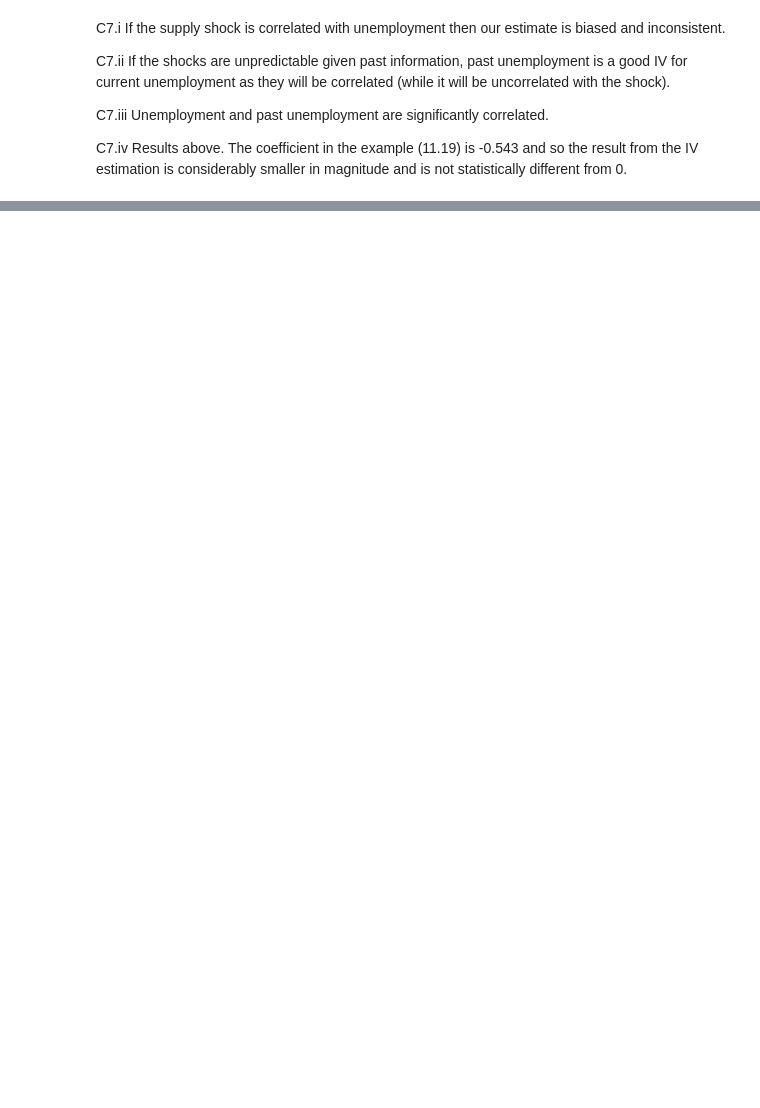
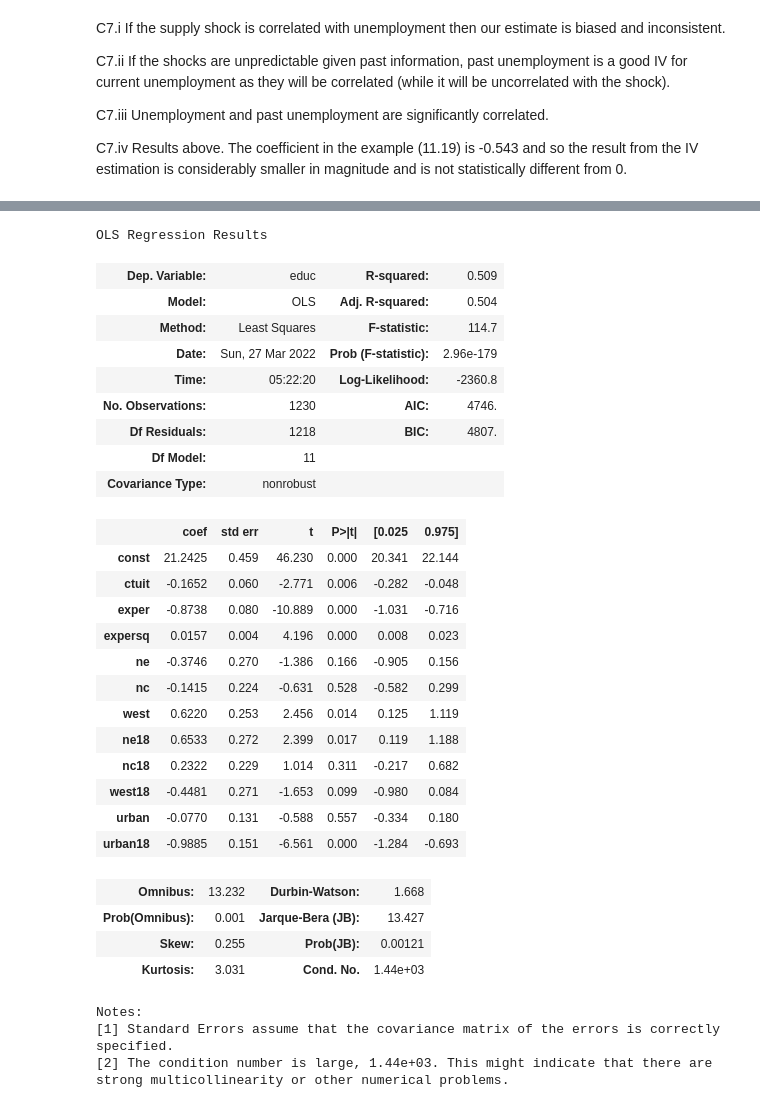
Before and after one commit to systemchalk/wooldridge_workbook, a Jupyter notebook: ch15.ipynb, the cells around one changed output, grey strips where cells are left out. Cells and saved outputs as stored; diff of their text form; code cells hidden in the pictures; blank space fills up the shorter version.

```diff
--- a/ch15.ipynb
+++ b/ch15.ipynb
@@ -752,0 +1065,37 @@ C7.iv Results above. The coefficient in the example (11.19) is -0.543 and so the
+# %%
+X = sm.add_constant(htv[["ctuit", "exper", "expersq", "ne", "nc", "west",
+                         "ne18", "nc18", "west18", "urban", "urban18"]])
+model = sm.OLS(htv.educ, X).fit()
+model.summary()
+# %% [output]
+OLS Regression Results
+| Dep. Variable: | educ | R-squared: | 0.509 |
+| Model: | OLS | Adj. R-squared: | 0.504 |
+| Method: | Least Squares | F-statistic: | 114.7 |
+| Date: | Sun, 27 Mar 2022 | Prob (F-statistic): | 2.96e-179 |
+| Time: | 05:22:20 | Log-Likelihood: | -2360.8 |
+| No. Observations: | 1230 | AIC: | 4746. |
+| Df Residuals: | 1218 | BIC: | 4807. |
+| Df Model: | 11 |  |  |
+| Covariance Type: | nonrobust |  |  |
+|  | coef | std err | t | P>|t| | [0.025 | 0.975] |
+| const | 21.2425 | 0.459 | 46.230 | 0.000 | 20.341 | 22.144 |
+| ctuit | -0.1652 | 0.060 | -2.771 | 0.006 | -0.282 | -0.048 |
+| exper | -0.8738 | 0.080 | -10.889 | 0.000 | -1.031 | -0.716 |
+| expersq | 0.0157 | 0.004 | 4.196 | 0.000 | 0.008 | 0.023 |
+| ne | -0.3746 | 0.270 | -1.386 | 0.166 | -0.905 | 0.156 |
+| nc | -0.1415 | 0.224 | -0.631 | 0.528 | -0.582 | 0.299 |
+| west | 0.6220 | 0.253 | 2.456 | 0.014 | 0.125 | 1.119 |
+| ne18 | 0.6533 | 0.272 | 2.399 | 0.017 | 0.119 | 1.188 |
+| nc18 | 0.2322 | 0.229 | 1.014 | 0.311 | -0.217 | 0.682 |
+| west18 | -0.4481 | 0.271 | -1.653 | 0.099 | -0.980 | 0.084 |
+| urban | -0.0770 | 0.131 | -0.588 | 0.557 | -0.334 | 0.180 |
+| urban18 | -0.9885 | 0.151 | -6.561 | 0.000 | -1.284 | -0.693 |
+| Omnibus: | 13.232 | Durbin-Watson: | 1.668 |
+| Prob(Omnibus): | 0.001 | Jarque-Bera (JB): | 13.427 |
+| Skew: | 0.255 | Prob(JB): | 0.00121 |
+| Kurtosis: | 3.031 | Cond. No. | 1.44e+03 |
+Notes:
+[1] Standard Errors assume that the covariance matrix of the errors is correctly specified.
+[2] The condition number is large, 1.44e+03. This might indicate that there are
+strong multicollinearity or other numerical problems.
```
Also changed, not shown: parts of 49 cells of this notebook.
